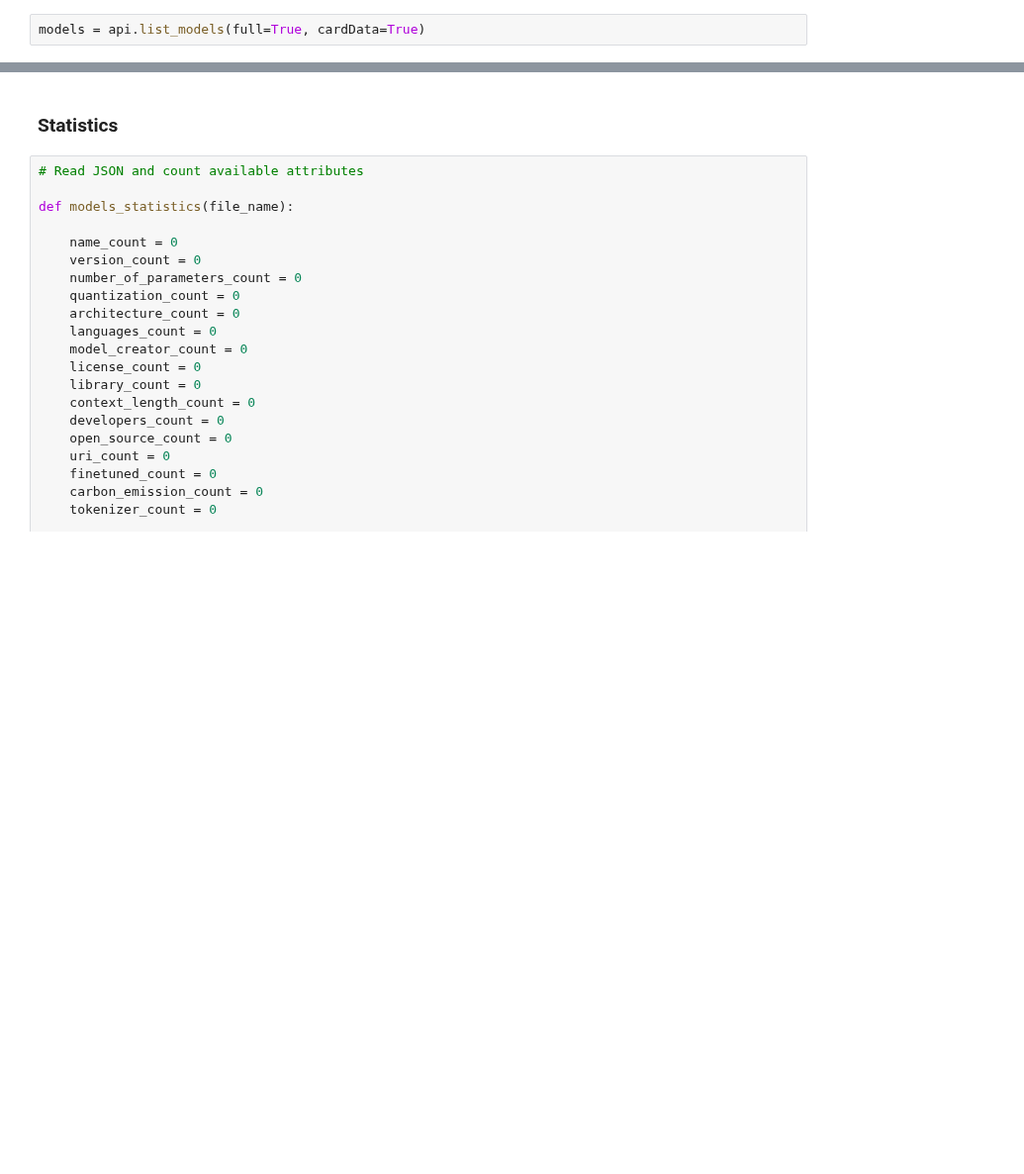
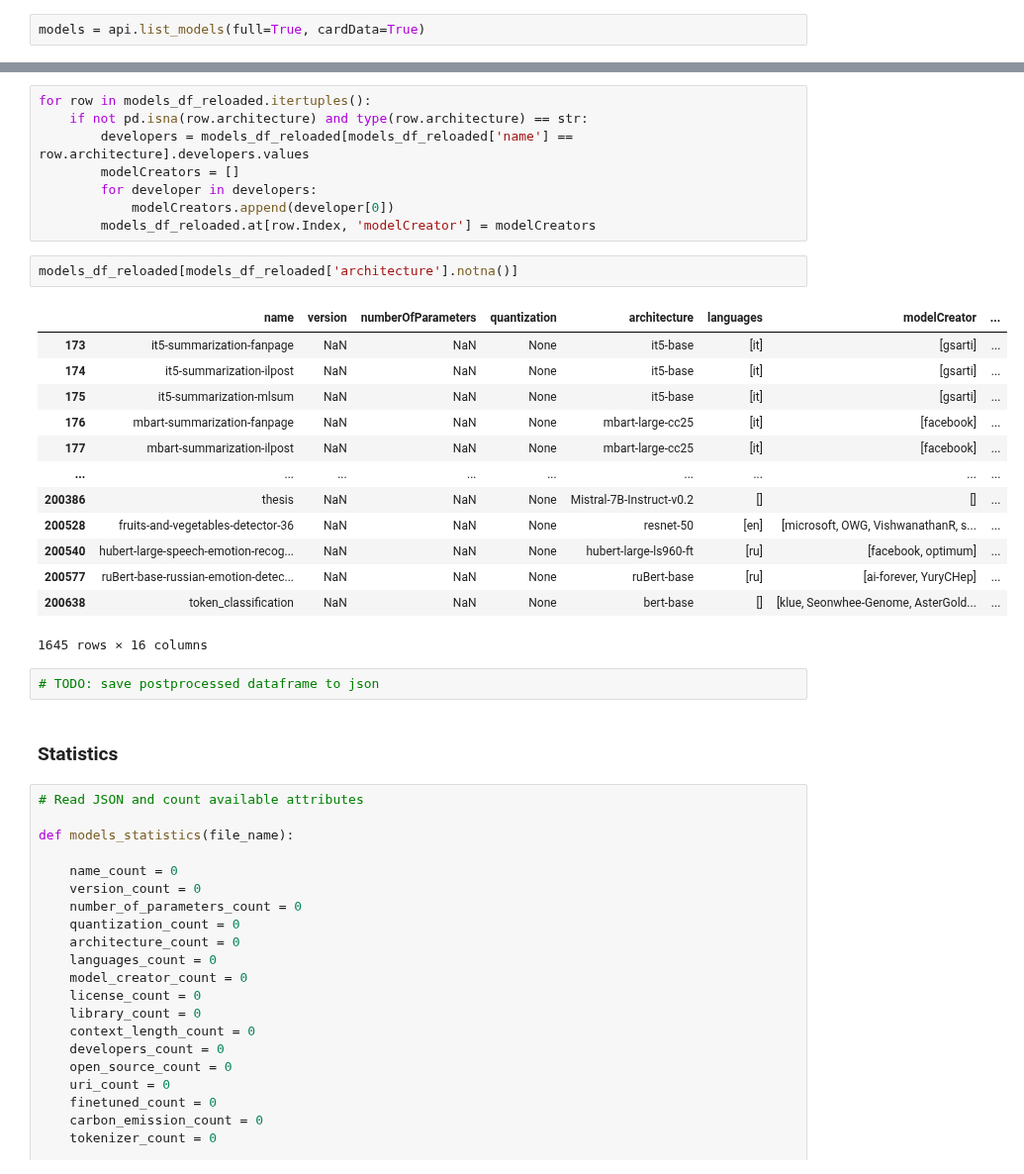
Before and after one commit to lorber13/chatIMPACT, a Jupyter notebook: data_analysis/information_availability.ipynb, the cells around one changed output, grey strips where cells are left out. Shown at 99% size. Drawn from its saved outputs; the diff is of its cells as text; blank space fills up the shorter version.

```diff
--- a/data_analysis/information_availability.ipynb
+++ b/data_analysis/information_availability.ipynb
@@ -384,3 +428,29 @@ Invalid model-index. Not loading eval results into CardData.
+# %%
+for row in models_df_reloaded.itertuples():
+    if not pd.isna(row.architecture) and type(row.architecture) == str:
+        developers = models_df_reloaded[models_df_reloaded['name'] == row.architecture].developers.values
+        modelCreators = []
+        for developer in developers:
+            modelCreators.append(developer[0])
+        models_df_reloaded.at[row.Index, 'modelCreator'] = modelCreators
+# %%
+models_df_reloaded[models_df_reloaded['architecture'].notna()]
+# %% [output]
+|  | name | version | numberOfParameters | quantization | architecture | languages | modelCreator | ... |
+| 173 | it5-summarization-fanpage | NaN | NaN | None | it5-base | [it] | [gsarti] | ... |
+| 174 | it5-summarization-ilpost | NaN | NaN | None | it5-base | [it] | [gsarti] | ... |
+| 175 | it5-summarization-mlsum | NaN | NaN | None | it5-base | [it] | [gsarti] | ... |
+| 176 | mbart-summarization-fanpage | NaN | NaN | None | mbart-large-cc25 | [it] | [facebook] | ... |
+| 177 | mbart-summarization-ilpost | NaN | NaN | None | mbart-large-cc25 | [it] | [facebook] | ... |
+| ... | ... | ... | ... | ... | ... | ... | ... | ... |
+| 200386 | thesis | NaN | NaN | None | Mistral-7B-Instruct-v0.2 | [] | [] | ... |
+| 200528 | fruits-and-vegetables-detector-36 | NaN | NaN | None | resnet-50 | [en] | [microsoft, OWG, VishwanathanR, s... | ... |
+| 200540 | hubert-large-speech-emotion-recog... | NaN | NaN | None | hubert-large-ls960-ft | [ru] | [facebook, optimum] | ... |
+| 200577 | ruBert-base-russian-emotion-detec... | NaN | NaN | None | ruBert-base | [ru] | [ai-forever, YuryCHep] | ... |
+| 200638 | token_classification | NaN | NaN | None | bert-base | [] | [klue, Seonwhee-Genome, AsterGold... | ... |
+1645 rows × 16 columns
+# %%
+# TODO: save postprocessed dataframe to json
 # %% [markdown]
 ### Statistics
 # %%
```
Also changed, not shown: parts of 12 cells of this notebook, 1 other file.
